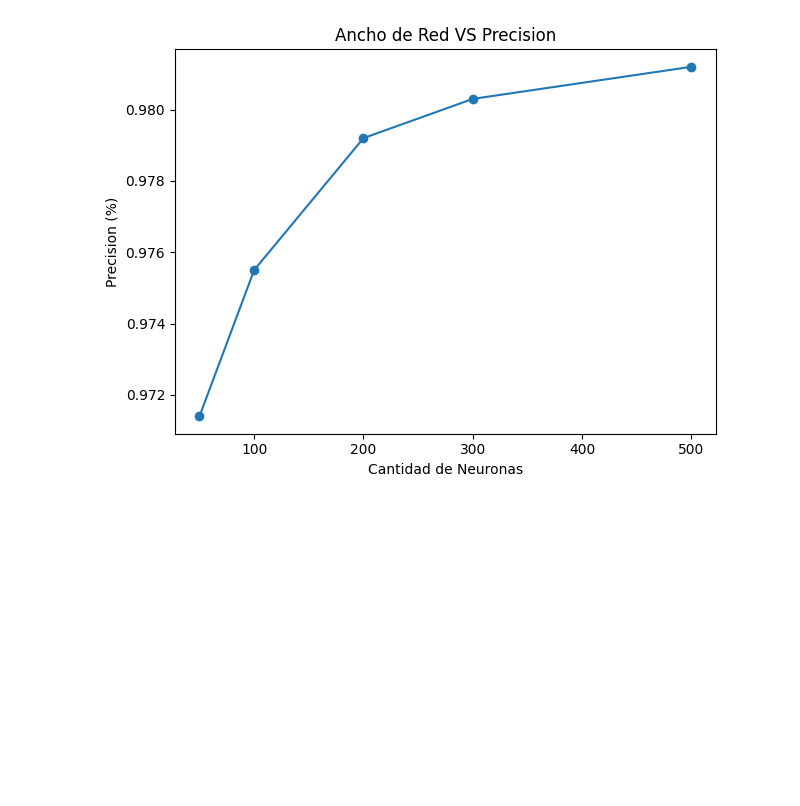
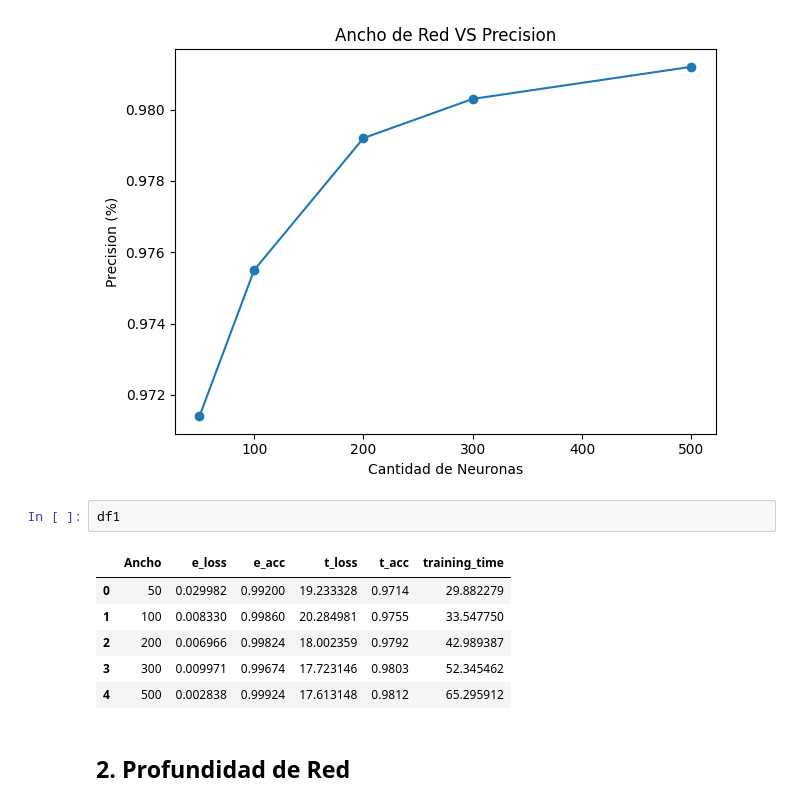
Before and after one commit to Sofiamishel2003/Laboratorio_2_DS, a Jupyter notebook: rnn.ipynb, the cells around one changed output. Drawn from its saved outputs; the diff is of its cells as text; blank space fills up the shorter version.

```diff
--- a/rnn.ipynb
+++ b/rnn.ipynb
@@ -186,3 +186,14 @@ plt.tight_layout()
 plt.show()
 # %% [output]
 [figure]
+# %%
+df1
+# %% [output]
+|  | Ancho | e_loss | e_acc | t_loss | t_acc | training_time |
+| 0 | 50 | 0.029982 | 0.99200 | 19.233328 | 0.9714 | 29.882279 |
+| 1 | 100 | 0.008330 | 0.99860 | 20.284981 | 0.9755 | 33.547750 |
+| 2 | 200 | 0.006966 | 0.99824 | 18.002359 | 0.9792 | 42.989387 |
+| 3 | 300 | 0.009971 | 0.99674 | 17.723146 | 0.9803 | 52.345462 |
+| 4 | 500 | 0.002838 | 0.99924 | 17.613148 | 0.9812 | 65.295912 |
+# %% [markdown]
+## 2. Profundidad de Red
```
Also changed, not shown: parts of 6 cells of this notebook.
